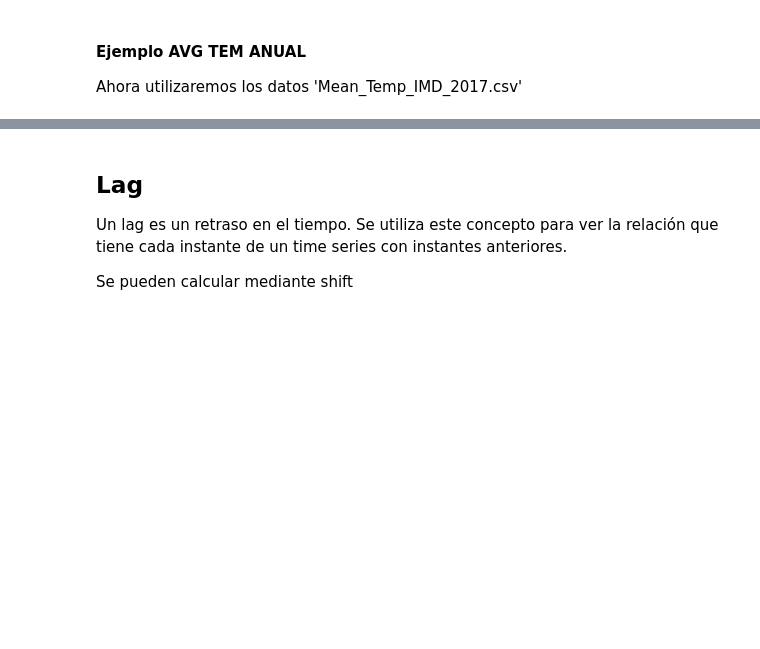
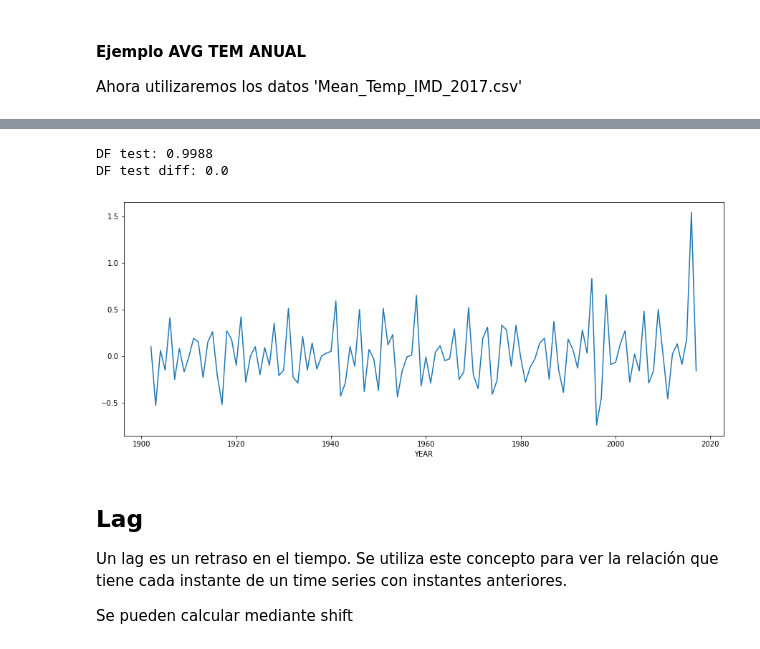
Before and after one commit to CarlosDiazGirol/thebridgedsftsep20, a Jupyter notebook: 3-Machine Learning/3-Time Series/2 - Stationary & Lags.ipynb, the cells around one changed output, grey strips where cells are left out. Cells and saved outputs as stored; diff of their text form; code cells hidden in the pictures; blank space fills up the shorter version.

```diff
--- a/3-Machine Learning/3-Time Series/2 - Stationary & Lags.ipynb
+++ b/3-Machine Learning/3-Time Series/2 - Stationary & Lags.ipynb
@@ -57,9 +115,13 @@ series_tmp['ANNUAL_AVG_TEMPRATURE'].plot(figsize=(15,6));
 # %%
 print("DF test:", round(adfuller(series_tmp['ANNUAL_AVG_TEMPRATURE'])[1], 4))
 
 diferencio_tmp = series_tmp['ANNUAL_AVG_TEMPRATURE'].diff().dropna()
 print("DF test diff:", round(adfuller(diferencio_tmp)[1], 4))
-diferencio.plot(figsize=(15,6));
+diferencio_tmp.plot(figsize=(15,6));
+# %% [output]
+DF test: 0.9988
+DF test diff: 0.0
+[figure, added]
 # %% [markdown]
 ## Lag
 Un lag es un retraso en el tiempo. Se utiliza este concepto para ver la relación que tiene cada instante de un time series con instantes anteriores.
```
Also changed, not shown: parts of 28 cells of this notebook, 1 other file.
